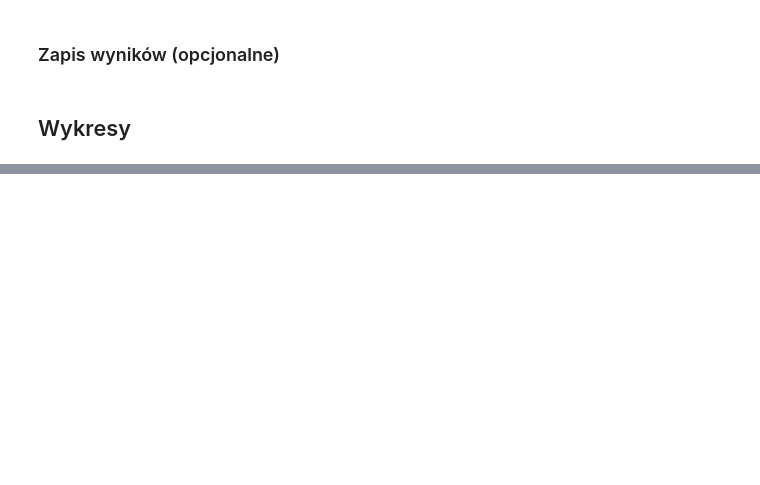
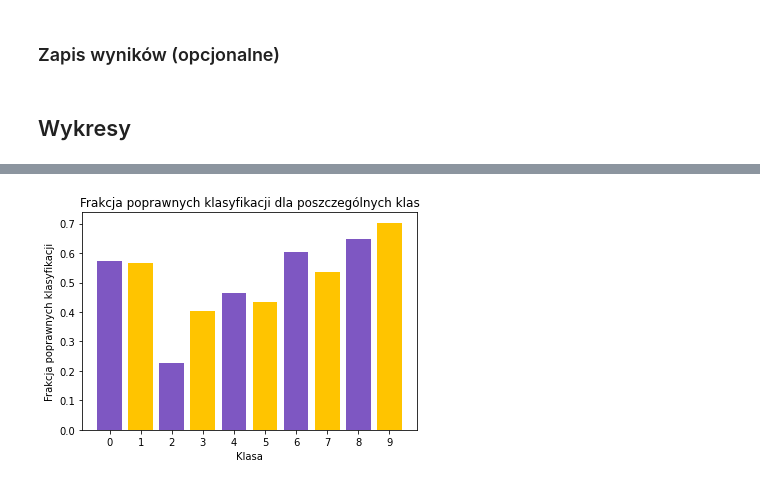
Before and after one commit to gvnbleid/2020-GUM, a Jupyter notebook: MGU_Projekt_2.ipynb, the cells around one changed output, grey strips where cells are left out. Drawn from its saved outputs; the diff is of its cells as text; code cells hidden in the pictures; blank space fills up the shorter version.

```diff
--- a/MGU_Projekt_2.ipynb
+++ b/MGU_Projekt_2.ipynb
@@ -368,0 +417,4 @@ Accuracy of truck : 65 %
+# %%
+def update_classify_table(classify_table, predictions, labels):
+        for lab, pred in zip(labels, predictions):
+            classify_table[lab, pred] += 1
@@ -394,0 +468,43 @@ plt.plot(loss_array)
+# %%
+import copy
+
+def visualise_accuracy_by_class(classify_table):
+    indices = np.arange(10)
+    results = [ classify_table[i,i] / np.sum(classify_table[i, :]) for i in range(10)]
+    plt.bar(indices, results, color = ['#7e57c2', '#ffc400'])
+    plt.title("Frakcja poprawnych klasyfikacji dla poszczególnych klas")
+    plt.xlabel('Klasa')
+    plt.ylabel('Frakcja poprawnych klasyfikacji')
+    plt.xticks(indices)
+    plt.show()
+
+def visualise_errors_by_class(classify_table):
+    indices = np.arange(10)
+    p = list()
+    table = copy.deepcopy(classify_table)
+    table[np.argmax(table, 0), np.argmax(table, 1)] = 0
+    p.append(plt.bar(indices, table[:, 0]))
+    for i in range(1, 10):
+        p.append(plt.bar(indices, table[:, i], bottom = np.sum(table[:, 0:i], 1)))
+    plt.title("Błędy klasyfikacji")
+    plt.xticks(indices)
+    plt.xlabel("Poprawna klasa")
+    plt.ylabel("Liczba błędnych klasyfikacji")
+    plt.legend(list(range(0,10)), title = "Klasa zwracana przez sieć", bbox_to_anchor=(1.05, 1), loc=2, borderaxespad=0.)
+    plt.show()
+
+def visualise_errors_for_class(classify_table, class_index):
+    indices = np.arange(10)
+    p = list()
+    table = copy.deepcopy(classify_table)
+    table[np.argmax(table, 0), np.argmax(table, 1)] = 0
+    plt.bar(indices, table[:, class_index])
+    plt.xticks(indices)
+    plt.title("Liczba błędnych klasyfikacji dla klasy: {}".format(class_index))
+    plt.xlabel("Klasa zwracana przez sieć")
+    plt.ylabel("Liczba błędnych klasyfikacji")
+    plt.show()
+# %%
+visualise_accuracy_by_class(classify_table)
+# %% [output]
+[figure, added]
```
Also changed, not shown: parts of 18 cells of this notebook.
